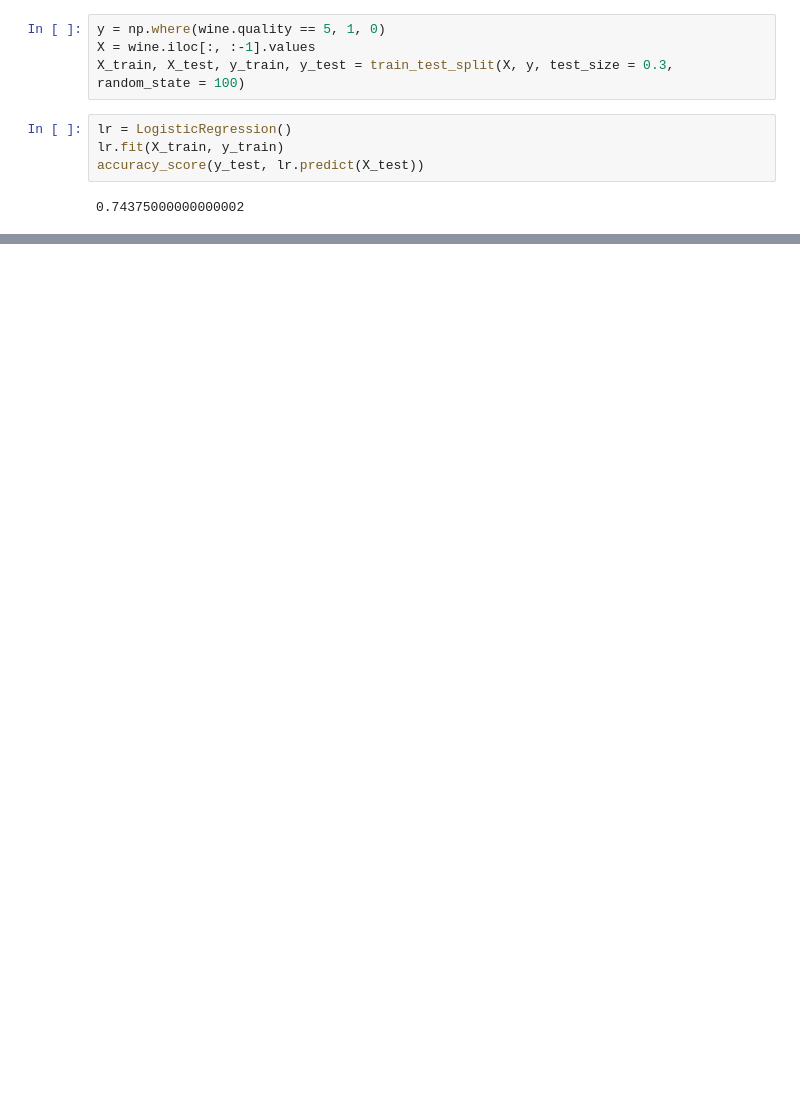
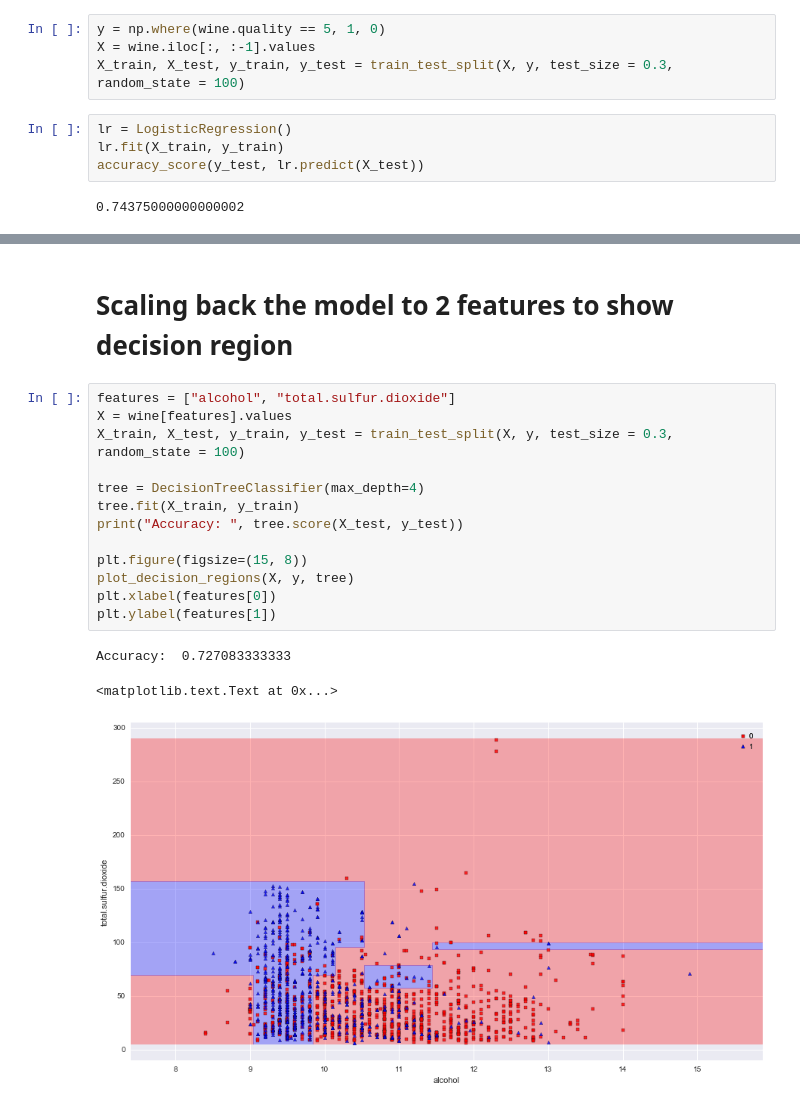
Before and after one commit to Einext/jupyter-notebooks, a Jupyter notebook: 06 Classification Exercise.ipynb, the cells around one changed output, grey strips where cells are left out. Cells and saved outputs as stored; diff of their text form; blank space fills up the shorter version.

```diff
--- a/06 Classification Exercise.ipynb
+++ b/06 Classification Exercise.ipynb
@@ -128,0 +150,19 @@ volatile.acidity 0.798467700147
+# %% [markdown]
+# Scaling back the model to 2 features to show decision region
+# %%
+features = ["alcohol", "total.sulfur.dioxide"]
+X = wine[features].values
+X_train, X_test, y_train, y_test = train_test_split(X, y, test_size = 0.3, random_state = 100)
+
+tree = DecisionTreeClassifier(max_depth=4)
+tree.fit(X_train, y_train)
+print("Accuracy: ", tree.score(X_test, y_test))
+
+plt.figure(figsize=(15, 8))
+plot_decision_regions(X, y, tree)
+plt.xlabel(features[0])
+plt.ylabel(features[1])
+# %% [output]
+Accuracy:  0.727083333333
+<matplotlib.text.Text at 0x...>
+[figure, added]
```
Also changed, not shown: parts of 17 cells of this notebook, 1 other file.
